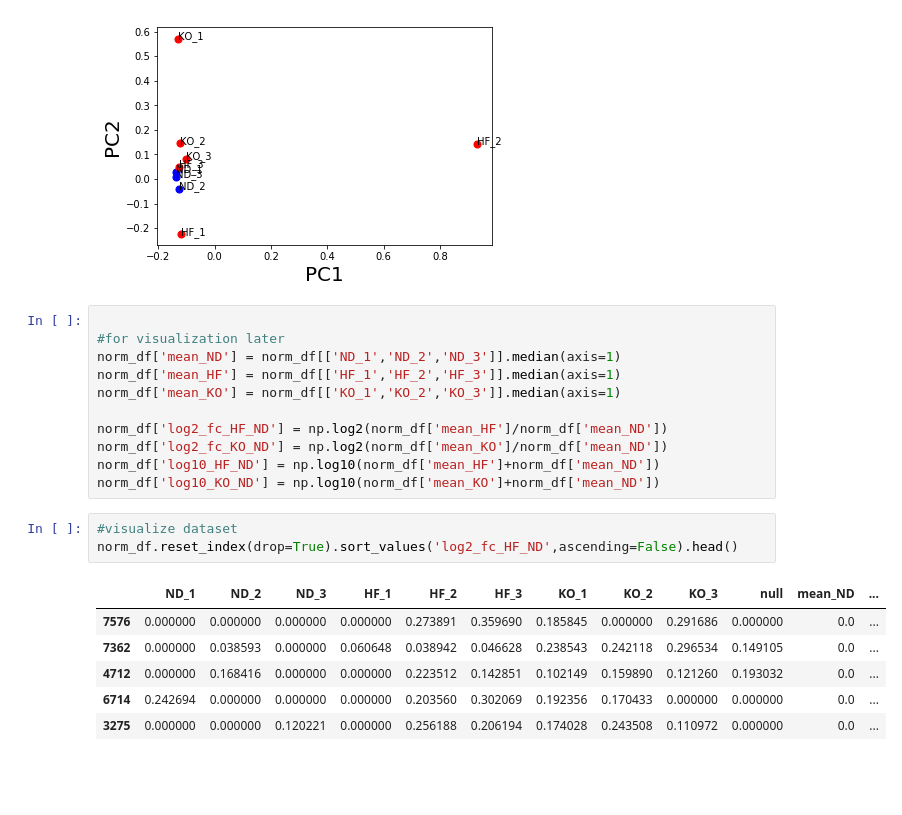
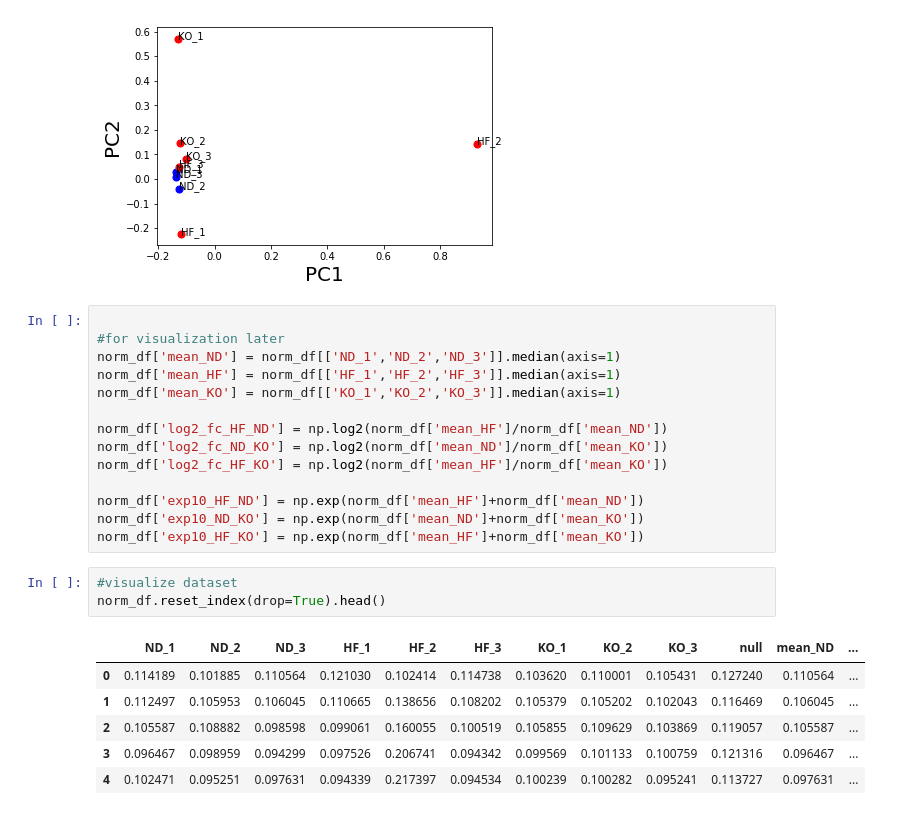
Before and after one commit to mtinti/jennie_analysis, a Jupyter notebook: analysis-hypo.ipynb, the cells around one changed output. Drawn from its saved outputs; the diff is of its cells as text; blank space fills up the shorter version.

```diff
--- a/analysis-hypo.ipynb
+++ b/analysis-hypo.ipynb
@@ -60,16 +60,19 @@ norm_df['mean_HF'] = norm_df[['HF_1','HF_2','HF_3']].median(axis=1)
 norm_df['mean_KO'] = norm_df[['KO_1','KO_2','KO_3']].median(axis=1)
 
 norm_df['log2_fc_HF_ND'] = np.log2(norm_df['mean_HF']/norm_df['mean_ND'])
-norm_df['log2_fc_KO_ND'] = np.log2(norm_df['mean_KO']/norm_df['mean_ND'])
-norm_df['log10_HF_ND'] = np.log10(norm_df['mean_HF']+norm_df['mean_ND'])
-norm_df['log10_KO_ND'] = np.log10(norm_df['mean_KO']+norm_df['mean_ND'])
+norm_df['log2_fc_ND_KO'] = np.log2(norm_df['mean_ND']/norm_df['mean_KO'])
+norm_df['log2_fc_HF_KO'] = np.log2(norm_df['mean_HF']/norm_df['mean_KO'])
+
+norm_df['exp10_HF_ND'] = np.exp(norm_df['mean_HF']+norm_df['mean_ND'])
+norm_df['exp10_ND_KO'] = np.exp(norm_df['mean_ND']+norm_df['mean_KO'])
+norm_df['exp10_HF_KO'] = np.exp(norm_df['mean_HF']+norm_df['mean_KO'])
 # %%
 #visualize dataset
-norm_df.reset_index(drop=True).sort_values('log2_fc_HF_ND',ascending=False).head()
+norm_df.reset_index(drop=True).head()
 # %% [output]
 |  | ND_1 | ND_2 | ND_3 | HF_1 | HF_2 | HF_3 | KO_1 | KO_2 | KO_3 | null | mean_ND | ... |
-| 7576 | 0.000000 | 0.000000 | 0.000000 | 0.000000 | 0.273891 | 0.359690 | 0.185845 | 0.000000 | 0.291686 | 0.000000 | 0.0 | ... |
-| 7362 | 0.000000 | 0.038593 | 0.000000 | 0.060648 | 0.038942 | 0.046628 | 0.238543 | 0.242118 | 0.296534 | 0.149105 | 0.0 | ... |
-| 4712 | 0.000000 | 0.168416 | 0.000000 | 0.000000 | 0.223512 | 0.142851 | 0.102149 | 0.159890 | 0.121260 | 0.193032 | 0.0 | ... |
-| 6714 | 0.242694 | 0.000000 | 0.000000 | 0.000000 | 0.203560 | 0.302069 | 0.192356 | 0.170433 | 0.000000 | 0.000000 | 0.0 | ... |
-| 3275 | 0.000000 | 0.000000 | 0.120221 | 0.000000 | 0.256188 | 0.206194 | 0.174028 | 0.243508 | 0.110972 | 0.000000 | 0.0 | ... |
+| 0 | 0.114189 | 0.101885 | 0.110564 | 0.121030 | 0.102414 | 0.114738 | 0.103620 | 0.110001 | 0.105431 | 0.127240 | 0.110564 | ... |
+| 1 | 0.112497 | 0.105953 | 0.106045 | 0.110665 | 0.138656 | 0.108202 | 0.105379 | 0.105202 | 0.102043 | 0.116469 | 0.106045 | ... |
+| 2 | 0.105587 | 0.108882 | 0.098598 | 0.099061 | 0.160055 | 0.100519 | 0.105855 | 0.109629 | 0.103869 | 0.119057 | 0.105587 | ... |
+| 3 | 0.096467 | 0.098959 | 0.094299 | 0.097526 | 0.206741 | 0.094342 | 0.099569 | 0.101133 | 0.100759 | 0.121316 | 0.096467 | ... |
+| 4 | 0.102471 | 0.095251 | 0.097631 | 0.094339 | 0.217397 | 0.094534 | 0.100239 | 0.100282 | 0.095241 | 0.113727 | 0.097631 | ... |
```
Also changed, not shown: parts of 18 cells of this notebook, 8 other files.
